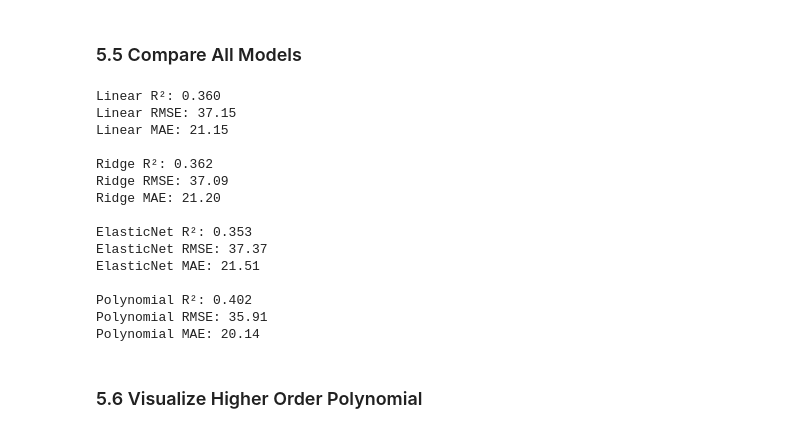
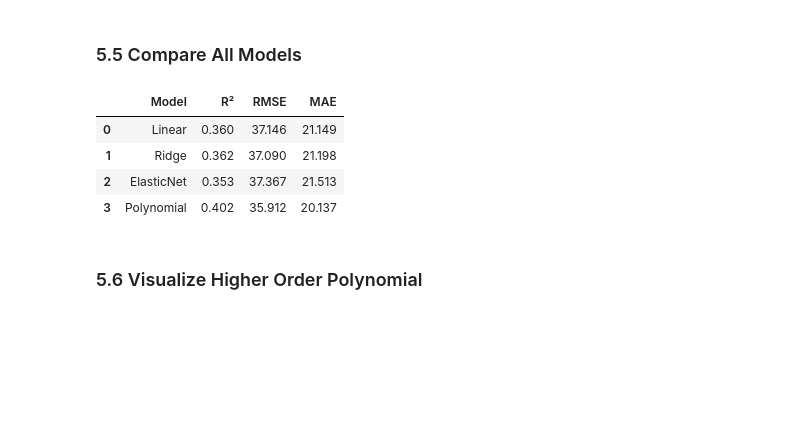
Before and after one commit to kjleopold/applied-ml-kjleopold, a Jupyter notebook: notebooks/project04/ml04_kjleopold.ipynb, the cells around one changed output. Cells and saved outputs as stored; diff of their text form; code cells hidden in the pictures; blank space fills up the shorter version.

```diff
--- a/notebooks/project04/ml04_kjleopold.ipynb
+++ b/notebooks/project04/ml04_kjleopold.ipynb
@@ -280,32 +281,34 @@ plt.show()
 # %% [markdown]
 ### 5.5 Compare All Models
 # %%
-def report(name, y_true, y_pred):
-    print(f"{name} R²: {r2_score(y_true, y_pred):.3f}")
-    print(f"{name} RMSE: {np.sqrt(mean_squared_error(y_true, y_pred)):.2f}")
-    print(f"{name} MAE: {mean_absolute_error(y_true, y_pred):.2f}\n")
+# Function to compute metrics
+def get_metrics(name, y_true, y_pred):
+    rmse = np.sqrt(mean_squared_error(y_true, y_pred))
+    return {
+        "Model": name,
+        "R²": r2_score(y_true, y_pred),
+        "RMSE": rmse,
+        "MAE": mean_absolute_error(y_true, y_pred)
+    }
 
-# Use predictions from all models
-report("Linear", y4_test, lr_model4.predict(X4_test))
-report("Ridge", y4_test, y_pred_ridge)
-report("ElasticNet", y4_test, y_pred_elastic)
-report("Polynomial", y4_test, y_pred_poly)
+# Collect metrics for all models
+metrics_list = [
+    get_metrics("Linear", y4_test, lr_model4.predict(X4_test)),
+    get_metrics("Ridge", y4_test, y_pred_ridge),
+    get_metrics("ElasticNet", y4_test, y_pred_elastic),
+    get_metrics("Polynomial", y4_test, y_pred_poly)
+]
+
+# Create table
+metrics_df = pd.DataFrame(metrics_list)
+metrics_df[["R²", "RMSE", "MAE"]] = metrics_df[["R²", "RMSE", "MAE"]].round(3)
+metrics_df
 # %% [output]
-Linear R²: 0.360
-Linear RMSE: 37.15
-Linear MAE: 21.15
-
-Ridge R²: 0.362
-Ridge RMSE: 37.09
-Ridge MAE: 21.20
-
-ElasticNet R²: 0.353
-ElasticNet RMSE: 37.37
-ElasticNet MAE: 21.51
-
-Polynomial R²: 0.402
-Polynomial RMSE: 35.91
-Polynomial MAE: 20.14
+|  | Model | R² | RMSE | MAE |
+| 0 | Linear | 0.360 | 37.146 | 21.149 |
+| 1 | Ridge | 0.362 | 37.090 | 21.198 |
+| 2 | ElasticNet | 0.353 | 37.367 | 21.513 |
+| 3 | Polynomial | 0.402 | 35.912 | 20.137 |
 # %% [markdown]
 ### 5.6 Visualize Higher Order Polynomial
 # %%
```
Also changed, not shown: parts of 4 cells of this notebook.
